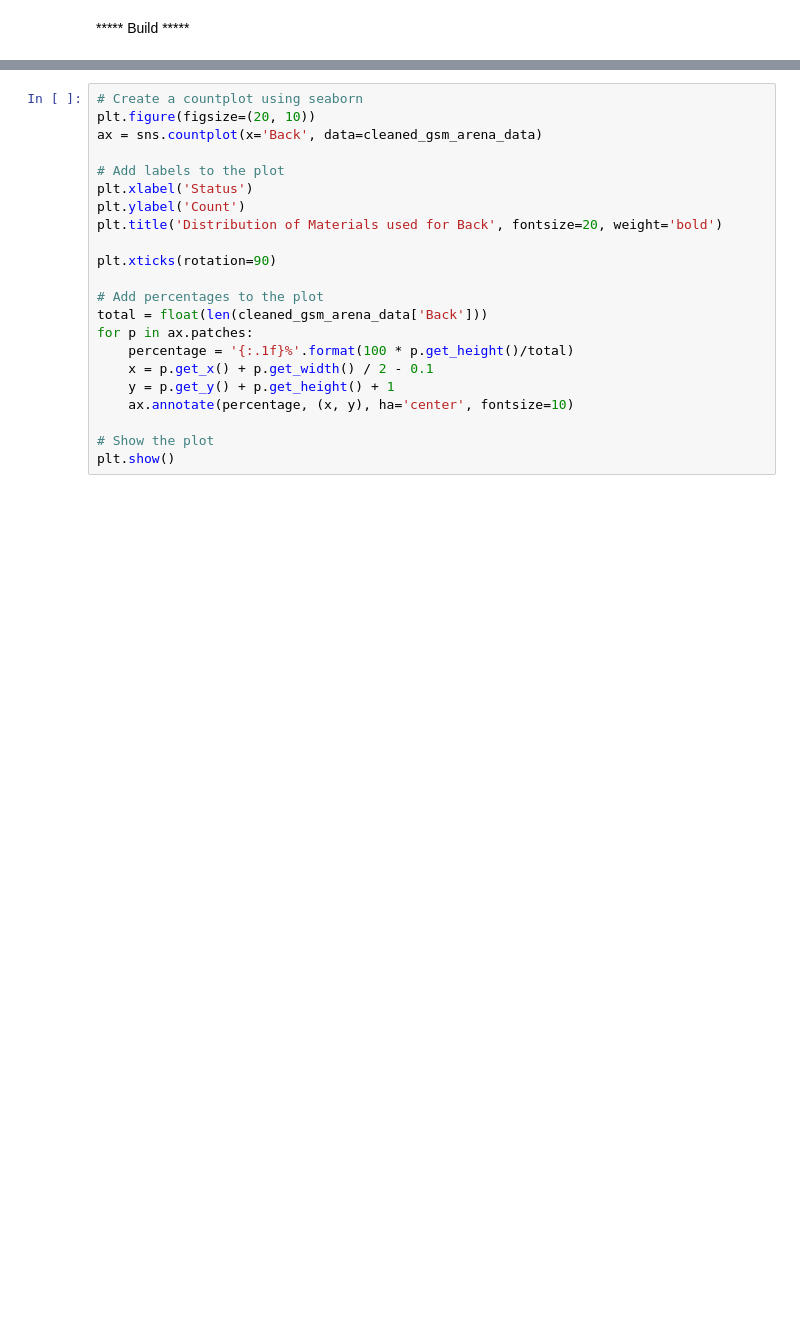
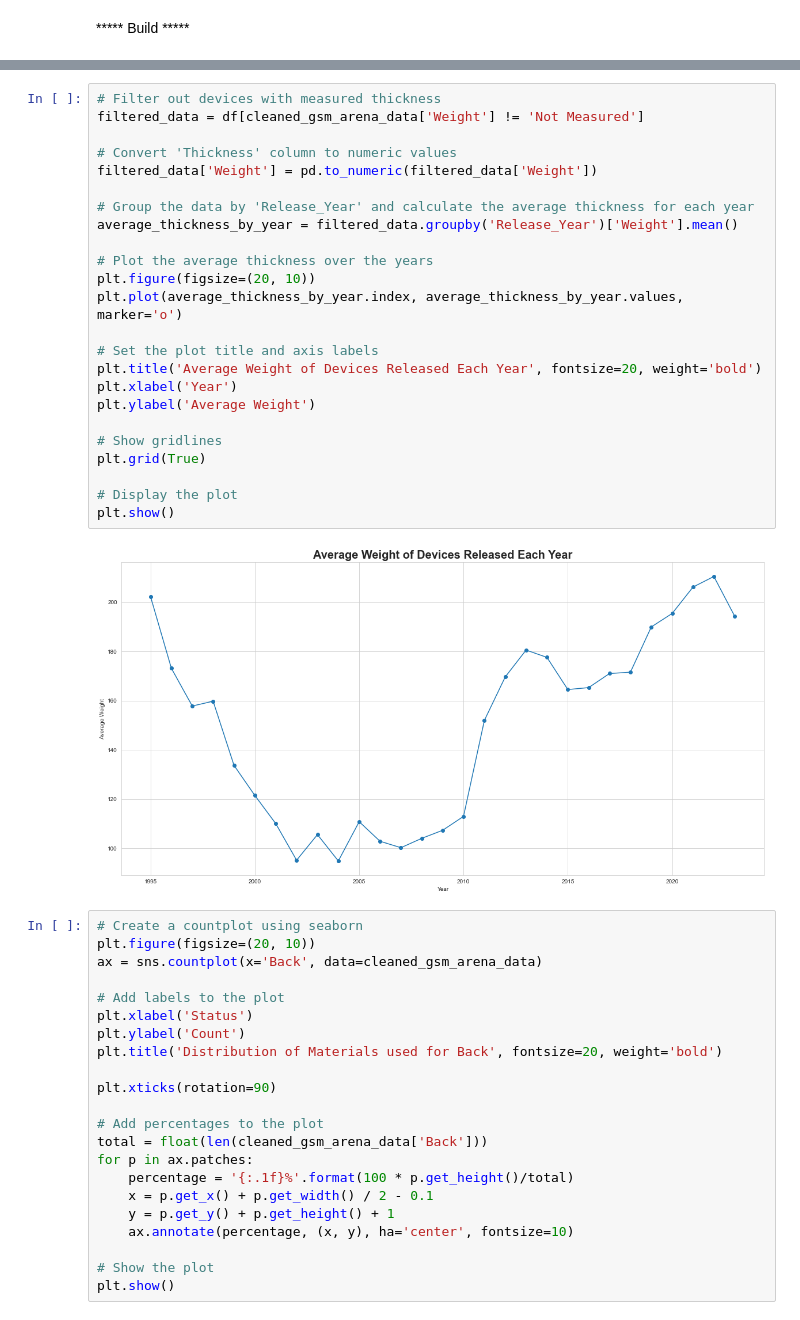
Before and after one commit to AlbertHunduza/Smartphone-Project, a Jupyter notebook: Overview and Analysis.ipynb, the cells around one changed output, grey strips where cells are left out. Cells and saved outputs as stored; diff of their text form; blank space fills up the shorter version.

```diff
--- a/Overview and Analysis.ipynb
+++ b/Overview and Analysis.ipynb
@@ -373,3 +381,29 @@ Name: 4022, dtype: object
+# %%
+# Filter out devices with measured thickness
+filtered_data = df[cleaned_gsm_arena_data['Weight'] != 'Not Measured']
+
+# Convert 'Thickness' column to numeric values
+filtered_data['Weight'] = pd.to_numeric(filtered_data['Weight'])
+
+# Group the data by 'Release_Year' and calculate the average thickness for each year
+average_thickness_by_year = filtered_data.groupby('Release_Year')['Weight'].mean()
+
+# Plot the average thickness over the years
+plt.figure(figsize=(20, 10))
+plt.plot(average_thickness_by_year.index, average_thickness_by_year.values, marker='o')
+
+# Set the plot title and axis labels
+plt.title('Average Weight of Devices Released Each Year', fontsize=20, weight='bold')
+plt.xlabel('Year')
+plt.ylabel('Average Weight')
+
+# Show gridlines
+plt.grid(True)
+
+# Display the plot
+plt.show()
+# %% [output]
+[figure, added]
 # %%
 # Create a countplot using seaborn
 plt.figure(figsize=(20, 10))
```
Also changed, not shown: parts of 13 cells of this notebook.
